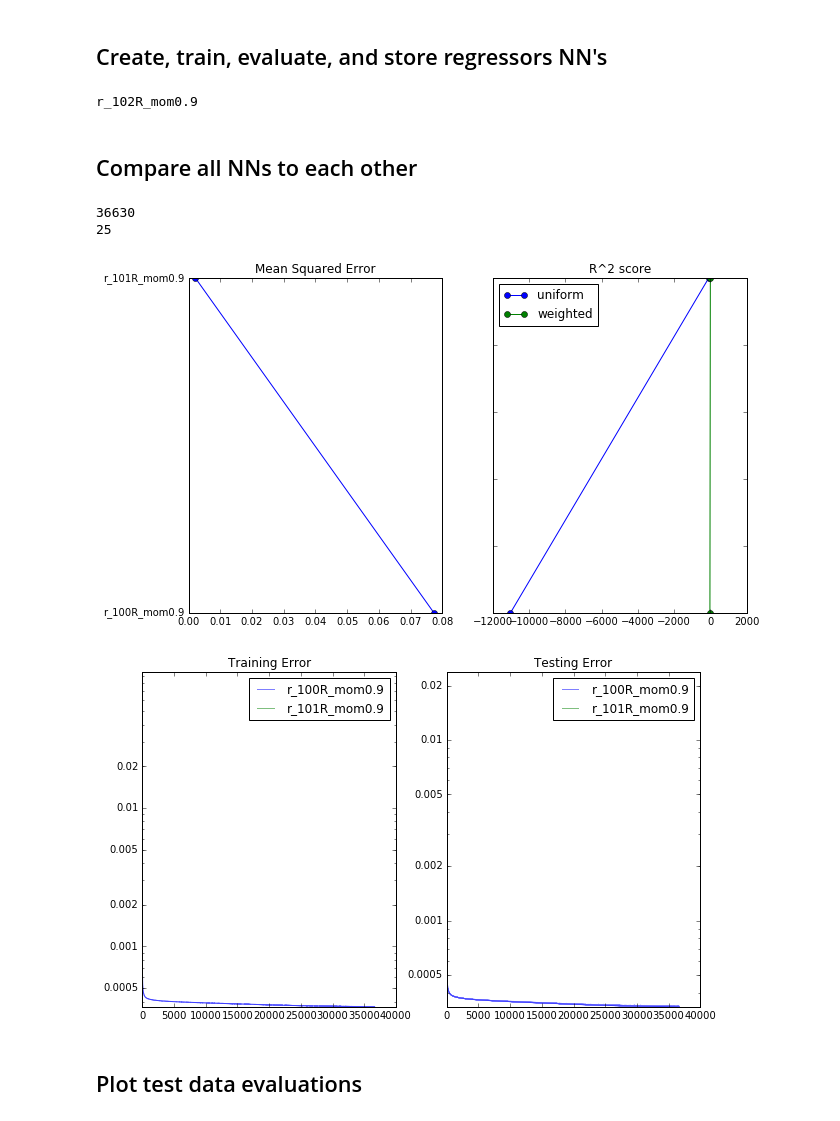
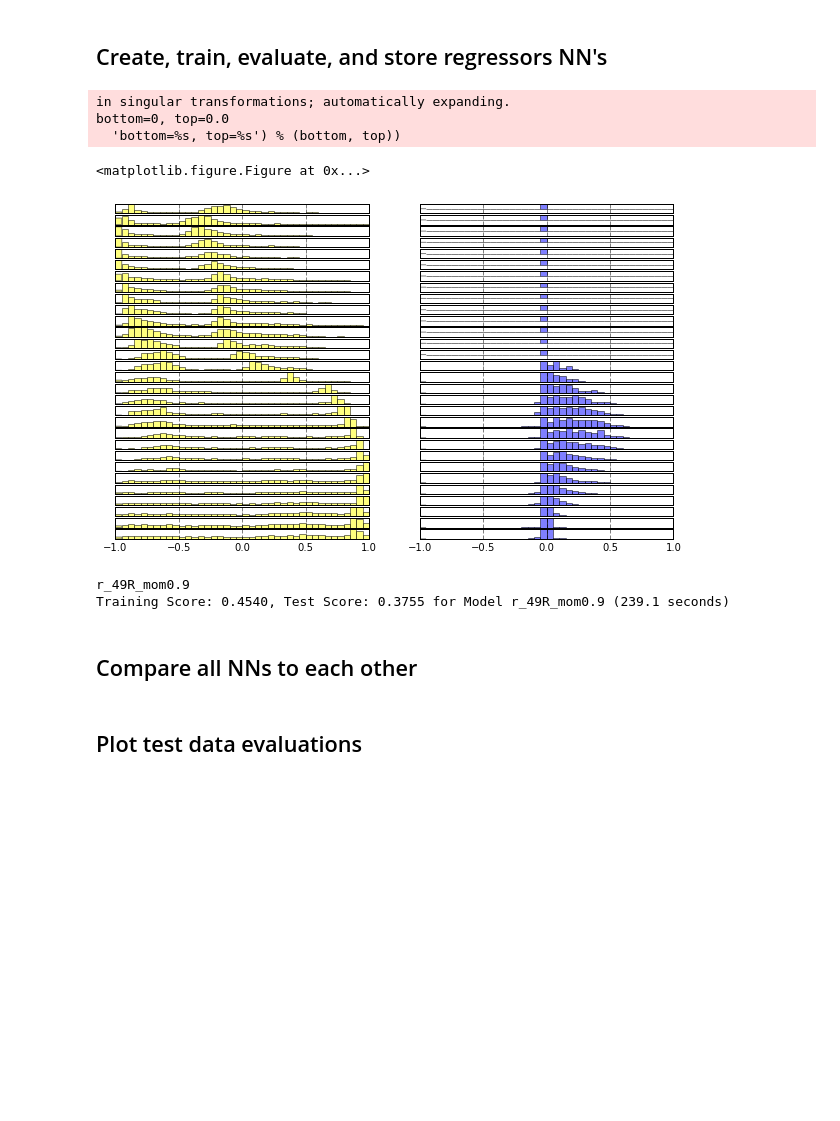
Before and after one commit to jgdwyer/ML-convection, a Jupyter notebook: Neural Network Workbook.ipynb, the cells around one changed output. Cells and saved outputs as stored; diff of their text form; code cells hidden in the pictures; blank space fills up the shorter version.

```diff
--- a/Neural Network Workbook.ipynb
+++ b/Neural Network Workbook.ipynb
@@ -55,51 +55,55 @@ There is a rate of >3 mm/day 20.2% of the time
 There is convection 65.5% of the time
 # %% [markdown]
 ## Create, train, evaluate, and store regressors NN's
+# %%
+reload(nnplot)
+nnplot.input_hist(x1,y1,'T',lev)
+# %% [output]
+in singular transformations; automatically expanding.
+bottom=0, top=0.0
+  'bottom=%s, top=%s') % (bottom, top))
+<matplotlib.figure.Figure at 0x...>
+[figure, added]
 # %%
 # Build, train, and save model
 from importlib import reload
 reload(nntrain)
 batch_size = 100
-r_mlp, r_str                  = nntrain.build_nn('regress',['Rectifier'],[102],'momentum',batch_size,n_stable=25)
+r_mlp, r_str                  = nntrain.build_nn('regress',['Rectifier'],[49],'momentum',batch_size,n_stable=25)
                                                 # n_stable=25)#, regularize = 'L2', weight_decay = 0.0001)
 print(r_str)
 r_mlp, r_errors = nntrain.train_nn(r_mlp,r_str,x1,y1,x2,y2)
-pickle.dump([r_mlp, r_str, r_errors],  open(data_dir + 'regressors/' + r_str + '_v2.pkl', 'wb'))
+pickle.dump([r_mlp, r_str, r_errors, x_ppi, y_ppi, x_pp, y_pp],  open(data_dir + 'regressors/' + r_str + '_v2.pkl', 'wb'))
 
 # Save model in netcdf format if requested
 if write_nn_to_netcdf:
     nnload.write_netcdf_twolayer(r_mlp, 'regress', datadir + 'netcdf_models/' + r_str + '_neural_weights_regressor.nc')
 # %% [output]
-r_102R_mom0.9
+r_49R_mom0.9
+Training Score: 0.4540, Test Score: 0.3755 for Model r_49R_mom0.9 (239.1 seconds)
 # %% [markdown]
 ## Compare all NNs to each other
 # %%
 # Initialize regressors
-from importlib import reload
 reload(nntrain)
 #trained_regressors = ['r_600R_mom0.9reg0.0001','r_600R_mom0.9',
 #                      'r_1200R_mom0.9','r_2400R_mom0.9','r_3600R_mom0.9',
 #                      'r_4800R_mom0.9',
-trained_regressors =  ['r_100R_mom0.9','r_101R_mom0.9','r_102R_mom0.9']
+trained_regressors =  ['r_500R_mom0.9_v2','r_102R_mom0.9_v2']
 N_r = len(trained_regressors)
 r_mlp = [0]*N_r
 r_str = [0]*N_r
-r_errors=np.empty((70000,4,N_r))
+r_errors=np.empty((80000,4,N_r))
 r_errors[:]=np.NAN
 
 # Load regressors
 for i,r in enumerate(trained_regressors):
-    r_mlp[i], r_str[i], err = pickle.load(open(data_dir + 'regressors/' + r + '_v2.pkl', 'rb'))
+    r_mlp[i], r_str[i], err, _,_,_,_ = pickle.load(open(data_dir + 'regressors/' + r + '.pkl', 'rb'))
     print(len(err))
     r_errors[:len(err),:,i]      =  err
 # Compare them and plot output
 nntrain.plot_regressors_scores(r_mlp,r_str,x2,y2,fig_dir + 'compare/','r')
 nntrain.plot_model_error_over_time(r_errors, r_str, fig_dir + 'compare/','r')
-# %% [output]
-36630
-25
-[figure, removed]
-[figure, removed]
 # %% [markdown]
 ## Plot test data evaluations
 # %%
```
Also changed, not shown: parts of 5 cells of this notebook, 2 other files.
